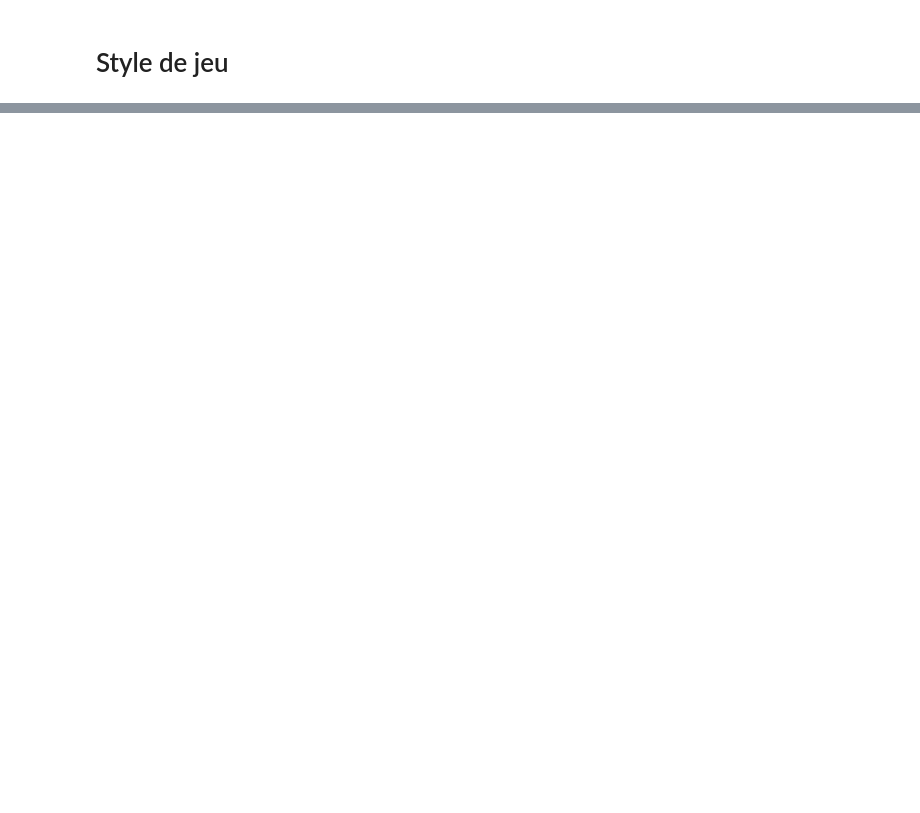
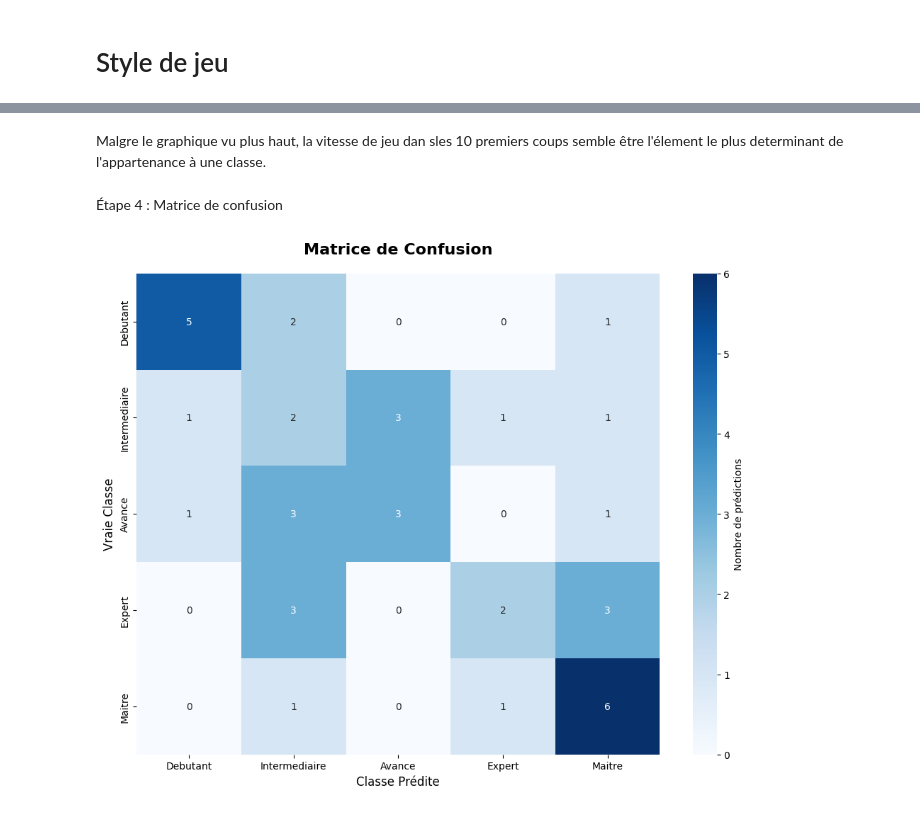
Before and after one commit to zgregi/Chess.com, a Jupyter notebook: main.ipynb, the cells around one changed output, grey strips where cells are left out. Cells and saved outputs as stored; diff of their text form; code cells hidden in the pictures; blank space fills up the shorter version.

```diff
--- a/main.ipynb
+++ b/main.ipynb
@@ -33,0 +65,7 @@ plot_clean_scatter(df_parties)
+# %%
+import sys
+sys.path.append('../')
+from src.pipeline import ChessClassifier
+
+# Initialisation du pipeline
+clf = ChessClassifier('data/stat_parties.parquet', random_state=42)
@@ -33,0 +96,4 @@ plot_clean_scatter(df_parties)
+# %%
+best_params, best_score = clf.tune_hyperparameters(cv_folds=5, verbose=0)
+
+clf.plot_hyperparameter_results()
@@ -33,0 +109,3 @@ plot_clean_scatter(df_parties)
+# %%
+metrics = clf.train_final_model()
+clf.train_final_model(best_params)
@@ -33,0 +125,8 @@ plot_clean_scatter(df_parties)
+# %% [markdown]
+Malgre le graphique vu plus haut, la vitesse de jeu dan sles 10 premiers coups semble être l'élement le plus determinant de l'appartenance à une classe.
+# %% [markdown]
+Étape 4 : Matrice de confusion
+# %%
+clf.plot_confusion_matrix(figsize=(10, 8), save_path='confusion_matrix.png')
+# %% [output]
+[figure, added]
```
Also changed, not shown: parts of 31 cells of this notebook, 10 other files.
